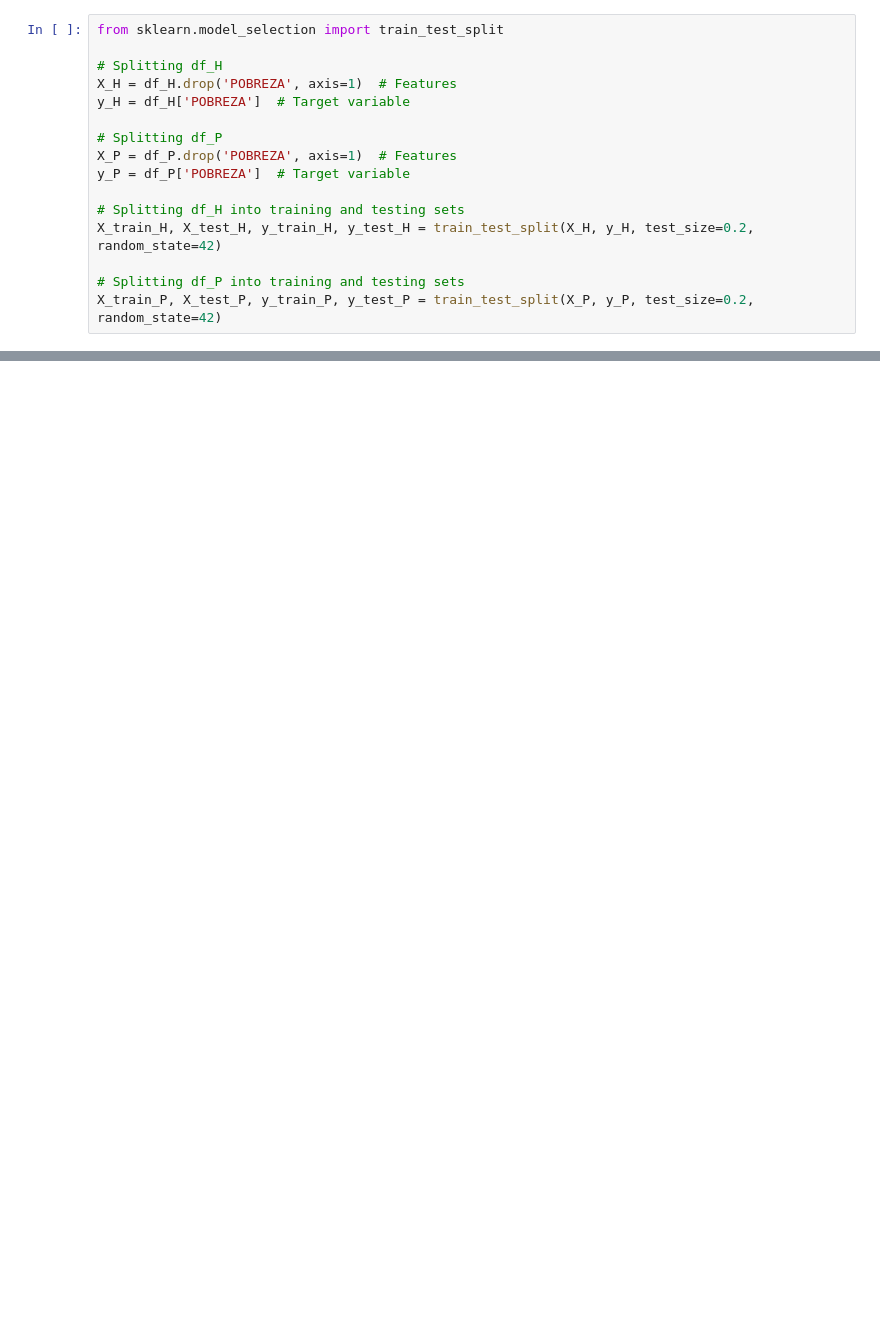
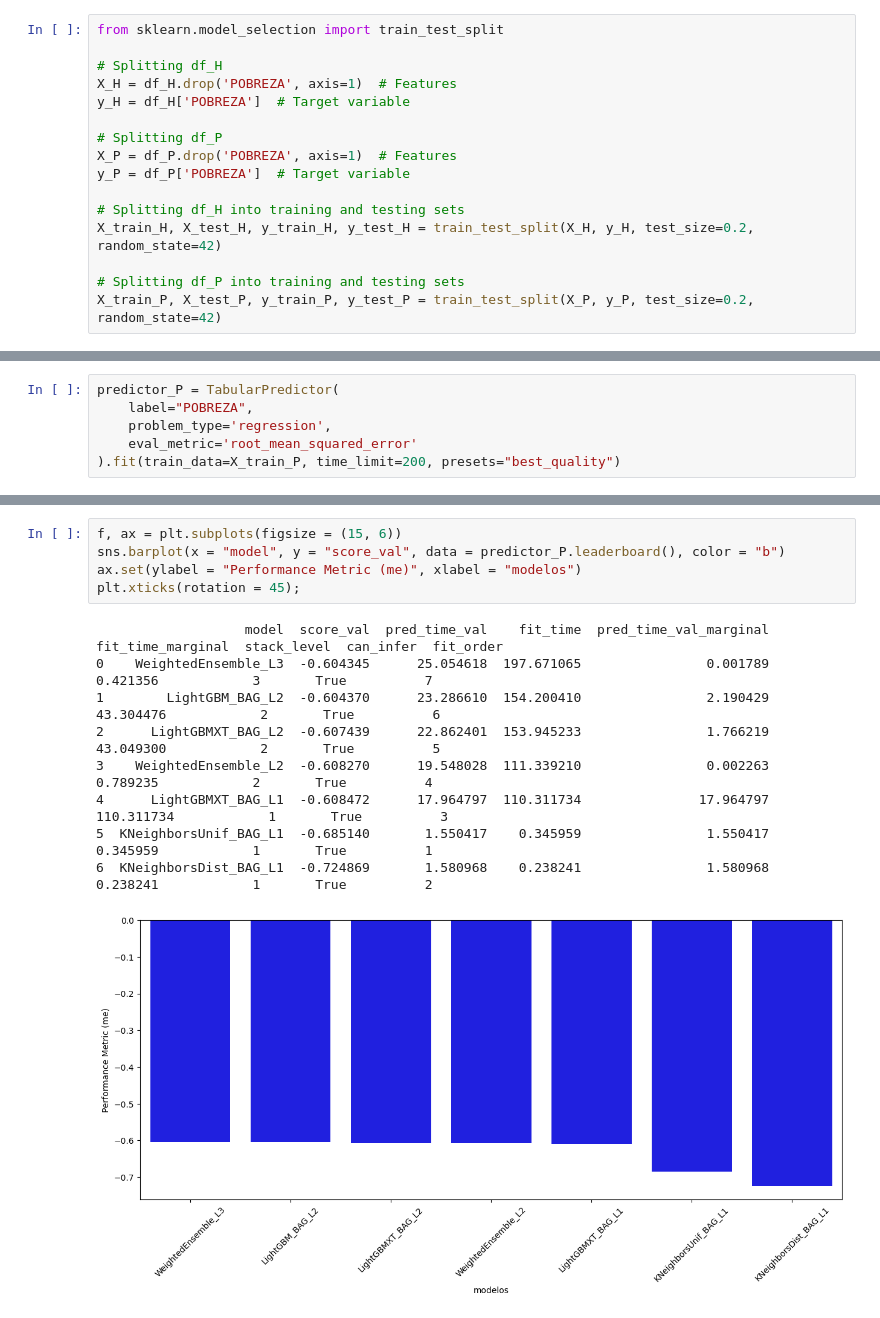
Before and after one commit to caguirre5/Lab10-DS, a Jupyter notebook: Lab10_modelo.ipynb, the cells around one changed output, grey strips where cells are left out. Drawn from its saved outputs; the diff is of its cells as text; blank space fills up the shorter version.

```diff
--- a/Lab10_modelo.ipynb
+++ b/Lab10_modelo.ipynb
@@ -72,0 +183,6 @@ X_train_P, X_test_P, y_train_P, y_test_P = train_test_split(X_P, y_P, test_size=
+# %%
+predictor_P = TabularPredictor(
+    label="POBREZA",
+    problem_type='regression',
+    eval_metric='root_mean_squared_error'
+).fit(train_data=X_train_P, time_limit=200, presets="best_quality")
@@ -72,0 +228,15 @@ X_train_P, X_test_P, y_train_P, y_test_P = train_test_split(X_P, y_P, test_size=
+# %%
+f, ax = plt.subplots(figsize = (15, 6))
+sns.barplot(x = "model", y = "score_val", data = predictor_P.leaderboard(), color = "b")
+ax.set(ylabel = "Performance Metric (me)", xlabel = "modelos")
+plt.xticks(rotation = 45);
+# %% [output]
+                   model  score_val  pred_time_val    fit_time  pred_time_val_marginal  fit_time_marginal  stack_level  can_infer  fit_order
+0    WeightedEnsemble_L3  -0.604345      25.054618  197.671065                0.001789           0.421356            3       True          7
+1        LightGBM_BAG_L2  -0.604370      23.286610  154.200410                2.190429          43.304476            2       True          6
+2      LightGBMXT_BAG_L2  -0.607439      22.862401  153.945233                1.766219          43.049300            2       True          5
+3    WeightedEnsemble_L2  -0.608270      19.548028  111.339210                0.002263           0.789235            2       True          4
+4      LightGBMXT_BAG_L1  -0.608472      17.964797  110.311734               17.964797         110.311734            1       True          3
+5  KNeighborsUnif_BAG_L1  -0.685140       1.550417    0.345959                1.550417           0.345959            1       True          1
+6  KNeighborsDist_BAG_L1  -0.724869       1.580968    0.238241                1.580968           0.238241            1       True          2
+[figure, added]
```
Also changed, not shown: parts of 22 cells of this notebook.
